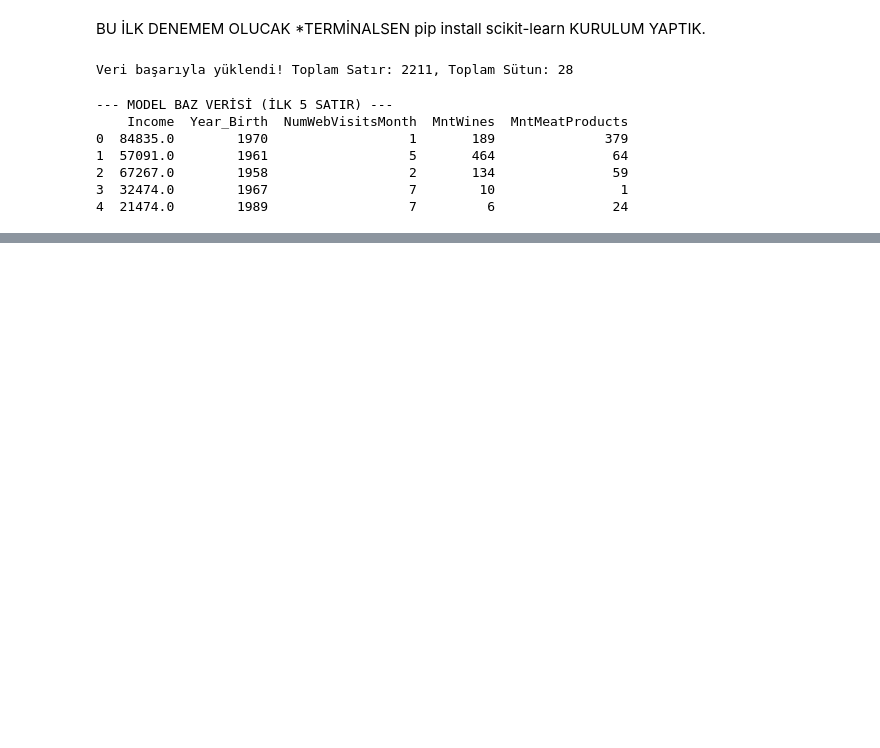
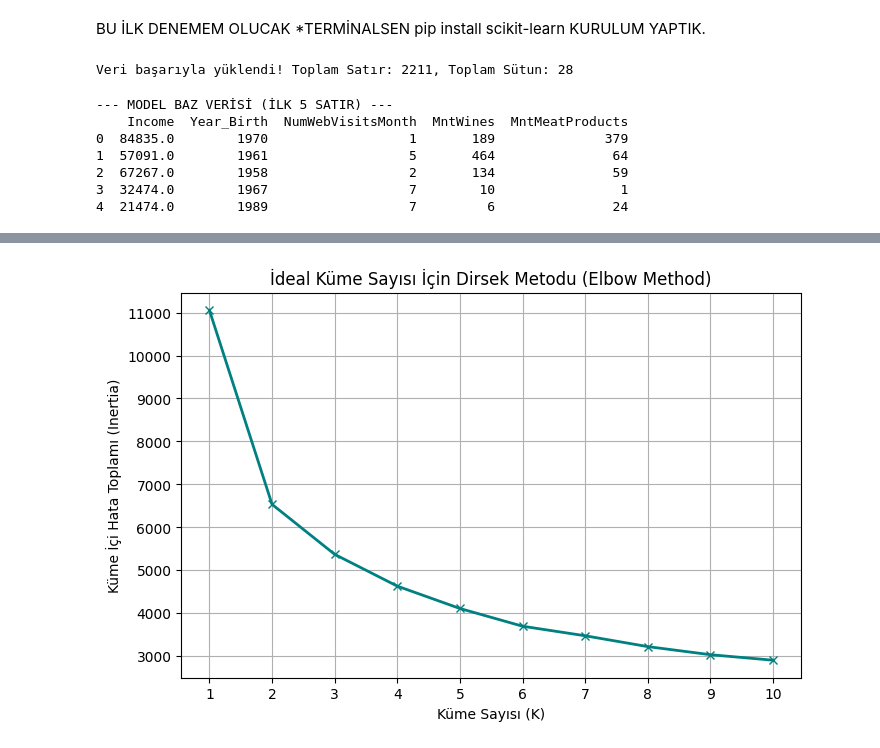
Before and after one commit to Heleeen-ylmz/iFood_m--teri.davran---, a Jupyter notebook: müşteri_segmentasyonu.ipynb, the cells around one changed output, grey strips where cells are left out. Saved outputs shown, nothing was run; the diff lists cells and outputs as text; code cells hidden in the pictures; blank space fills up the shorter version.

Commit message:
segment analizleri bitirildi veri seti amaca ve neden sonuc temelleri ile anlaşıldı.grafiksel cıkarımlar da yapıldı.

```diff
--- a/müşteri_segmentasyonu.ipynb
+++ b/müşteri_segmentasyonu.ipynb
@@ -45,0 +53,14 @@ print(X.head())
+# %%
+# 3. Adım: Verileri Standart Ölçeğe Getirme (Scaling)
+
+# 1 StandardScaler nesnemizi oluşturuyoruz
+scaler = StandardScaler()
+
+# 2 Model baz verimizi (X) ölçeklendirip numpy dizisine çeviriyoruz
+X_scaled = scaler.fit_transform(X)
+
+# Ölçeklenmiş veriyi daha rahat görebilmek için geçici bir DataFrame yapalım
+X_scaled_df = pd.DataFrame(X_scaled, columns=X.columns)
+
+print("--- ÖLÇEKLENMİŞ MODEL VERİSİ (İLK 5 SATIR) ---")
+print(X_scaled_df.head())
@@ -45,0 +75,52 @@ print(X.head())
+# %%
+#4. Adım: Dirsek Metodu (Elbow Method) Kodu :Veriyi görselleştirip doğru küme sayısına karar vermek için matplotlib kütüphanesini de ekleyerek ilerleyelim
+import matplotlib.pyplot as plt  # Verileri grafiğe dökerek görselleştirmemizi sağlayan temel kütüphane
+
+# 4. Adım: Dirsek Metodu (Elbow Method) ile İdeal Küme Sayısını Bulma
+
+# INERTIA: Küme içi hata kareler toplamıdır.
+# Bir kümenin merkezine, o kümedeki noktaların olan uzaklıklarının karesini hesaplar.
+# Amacımız bu hatanın en düşük olduğu ama veri setini de aşırı parçalamayan (optimum) noktayı bulmaktır.
+inertia = []
+
+# RANGE: Algoritmaya 1'den 10'a kadar (10 dahil değil) tüm küme sayılarını tek tek deneteceğiz.
+K_range = range(1, 11)
+
+for k in K_range:
+    # n_clusters=k: Algoritmaya o an döngüde hangi sayı varsa (1, 2, 3...) o kadar küme oluşturmasını söylüyoruz.
+    # random_state=42: Algoritma her çalıştığında merkezleri rastgele ama hep AYNI yerlerden başlatsın,
+    # böylece senin ekranınla benim ekranımdaki sonuçlar tamamen aynı çıksın diye sabitliyoruz.
+    kmeans = KMeans(n_clusters=k, random_state=42)
+
+    # fit: Ölçeklendirdiğimiz veriyi K-Means modeline besleyerek kümeleme işlemini arka planda hesaplatıyoruz.
+    kmeans.fit(X_scaled)
+
+    # append: Her bir küme sayısı için hesaplanan "Inertia" (Hata) değerini yukarıdaki boş listeye sırayla ekliyoruz.
+    inertia.append(kmeans.inertia_)
+
+# --- GRAFİK ÇİZİM BÖLÜMÜ ---
+# plt.figure: Grafiğin bilgisayar ekranındaki boyutunu (Genişlik: 8, Yükseklik: 5 inç) ayarlar.
+plt.figure(figsize=(8, 5))
+
+# plt.plot: Çizgi grafiğini oluşturur.
+# 'bx-': Noktaların "x" işaretiyle gösterileceğini ve mavi (blue) bir çizgiyle birleşeceğini belirtir.
+# color='teal': Çizgimizin rengini kurumsal ve şık bir camgöbeği (teal) rengi yapar.
+plt.plot(K_range, inertia, 'bx-', color='teal', linewidth=2)
+
+# plt.xlabel & ylabel: Grafiğin X eksenine (Yatay) ve Y eksenine (Dikey) ne anlama geldiklerini yazan etiketlerdir.
+plt.xlabel('Küme Sayısı (K)')
+plt.ylabel('Küme İçi Hata Toplamı (Inertia)')
+
+# plt.title: Grafiğin en tepesinde görünecek ana başlığı belirler.
+plt.title('İdeal Küme Sayısı İçin Dirsek Metodu (Elbow Method)')
+
+# plt.xticks: Grafik altındaki sayıların (1,2,3...10) tam olarak bizim K_range aralığımızla eşleşmesini sağlar.
+plt.xticks(K_range)
+
+# plt.grid(True): Grafiğin arkasına kareli bir defter dokusu (ızgara) ekler, böylece kırılma noktalarını hizalamak kolaylaşır.
+plt.grid(True)
+
+# plt.show: Arka planda hazırlanan tüm bu grafik katmanlarını ekrana canlı olarak basar.
+plt.show()
+# %% [output]
+[figure, added]
```
Also changed, not shown: parts of 13 cells of this notebook, 1 other file.
